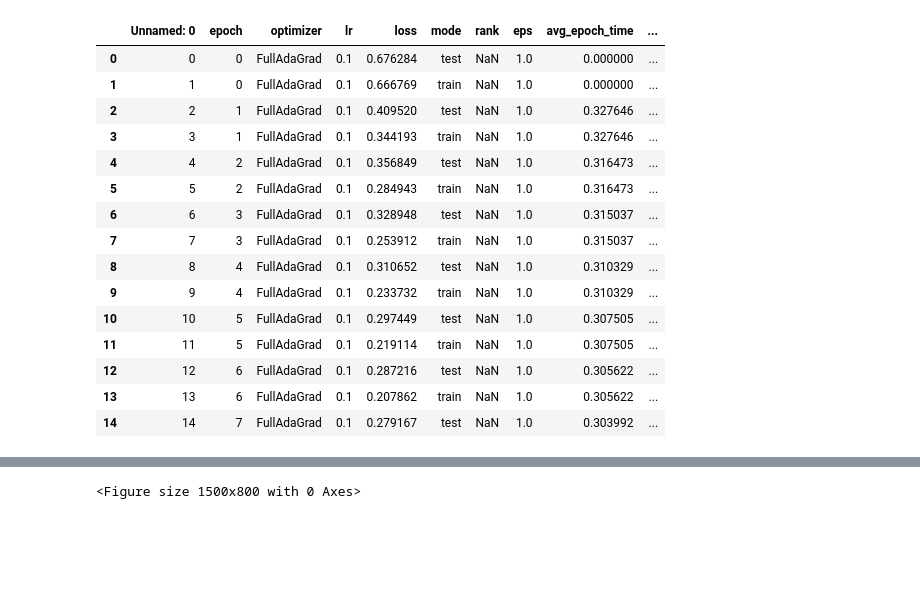
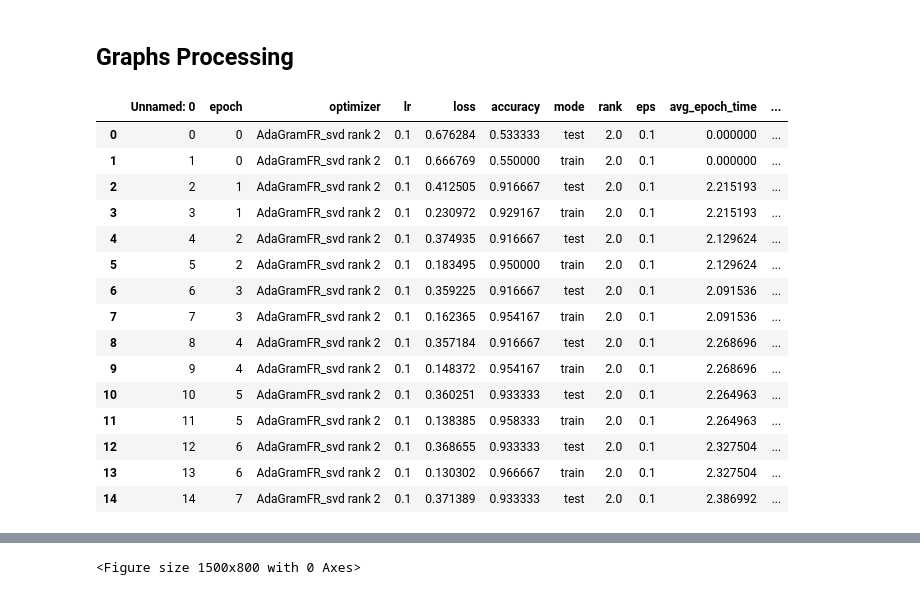
Before and after one commit to tnmtvv/AdaGram, a Jupyter notebook: notebooks/gram_tests.ipynb, the cells around one changed output, grey strips where cells are left out. Drawn from its saved outputs; the diff is of its cells as text; code cells hidden in the pictures; blank space fills up the shorter version.

```diff
--- a/notebooks/gram_tests.ipynb
+++ b/notebooks/gram_tests.ipynb
@@ -522,36 +1,40 @@ C:/Users/tanya/GitHub/AdaGram/notebooks/gradients\BinClass_Vanilla_SGD_lr0.1_epo
+# %% [markdown]
+## Graphs Processing
+# %%
+path = "../scripts/results/BinClass_ranks_all_diff_tracking_svd_20_by_2.csv"
 # %%
-df_bin = pd.read_csv("../scripts/results/BinClass_ranks_all_diff_tracking_20_by_2.csv")
+df_bin = pd.read_csv(path)
 # df_1 = pd.read_csv(f'results/one_more_BinClass_1_3.csv')
 # df_1  = df_1.query("optimizer != 'Torch_Adagrad'")
 # df_2 = pd.read_csv(f'results/one_modeBinClass_4_5.csv')
 
 # df_3 = pd.read_csv(f'results/LinReg_ranks_1_3_diff_tracking_20_by_2.csv')
 # df_3  = df_3.query("optimizer != 'Torch_Adagrad'")
 # df_4 = pd.read_csv(f'results/LinReg_ranks_4_5_diff_tracking_20_by_2.csv')
 
 
 
 # df_bin = pd.concat([df_1, df_2])
 # df_linreg = pd.concat([df_3, df_4])
 
 df_bin.head(15)
 # %% [output]
-|  | Unnamed: 0 | epoch | optimizer | lr | loss | mode | rank | eps | avg_epoch_time | ... |
-| 0 | 0 | 0 | FullAdaGrad | 0.1 | 0.676284 | test | NaN | 1.0 | 0.000000 | ... |
-| 1 | 1 | 0 | FullAdaGrad | 0.1 | 0.666769 | train | NaN | 1.0 | 0.000000 | ... |
-| 2 | 2 | 1 | FullAdaGrad | 0.1 | 0.409520 | test | NaN | 1.0 | 0.327646 | ... |
-| 3 | 3 | 1 | FullAdaGrad | 0.1 | 0.344193 | train | NaN | 1.0 | 0.327646 | ... |
-| 4 | 4 | 2 | FullAdaGrad | 0.1 | 0.356849 | test | NaN | 1.0 | 0.316473 | ... |
-| 5 | 5 | 2 | FullAdaGrad | 0.1 | 0.284943 | train | NaN | 1.0 | 0.316473 | ... |
-| 6 | 6 | 3 | FullAdaGrad | 0.1 | 0.328948 | test | NaN | 1.0 | 0.315037 | ... |
-| 7 | 7 | 3 | FullAdaGrad | 0.1 | 0.253912 | train | NaN | 1.0 | 0.315037 | ... |
-| 8 | 8 | 4 | FullAdaGrad | 0.1 | 0.310652 | test | NaN | 1.0 | 0.310329 | ... |
-| 9 | 9 | 4 | FullAdaGrad | 0.1 | 0.233732 | train | NaN | 1.0 | 0.310329 | ... |
-| 10 | 10 | 5 | FullAdaGrad | 0.1 | 0.297449 | test | NaN | 1.0 | 0.307505 | ... |
-| 11 | 11 | 5 | FullAdaGrad | 0.1 | 0.219114 | train | NaN | 1.0 | 0.307505 | ... |
-| 12 | 12 | 6 | FullAdaGrad | 0.1 | 0.287216 | test | NaN | 1.0 | 0.305622 | ... |
-| 13 | 13 | 6 | FullAdaGrad | 0.1 | 0.207862 | train | NaN | 1.0 | 0.305622 | ... |
-| 14 | 14 | 7 | FullAdaGrad | 0.1 | 0.279167 | test | NaN | 1.0 | 0.303992 | ... |
+|  | Unnamed: 0 | epoch | optimizer | lr | loss | accuracy | mode | rank | eps | avg_epoch_time | ... |
+| 0 | 0 | 0 | AdaGramFR_svd rank 2 | 0.1 | 0.676284 | 0.533333 | test | 2.0 | 0.1 | 0.000000 | ... |
+| 1 | 1 | 0 | AdaGramFR_svd rank 2 | 0.1 | 0.666769 | 0.550000 | train | 2.0 | 0.1 | 0.000000 | ... |
+| 2 | 2 | 1 | AdaGramFR_svd rank 2 | 0.1 | 0.412505 | 0.916667 | test | 2.0 | 0.1 | 2.215193 | ... |
+| 3 | 3 | 1 | AdaGramFR_svd rank 2 | 0.1 | 0.230972 | 0.929167 | train | 2.0 | 0.1 | 2.215193 | ... |
+| 4 | 4 | 2 | AdaGramFR_svd rank 2 | 0.1 | 0.374935 | 0.916667 | test | 2.0 | 0.1 | 2.129624 | ... |
+| 5 | 5 | 2 | AdaGramFR_svd rank 2 | 0.1 | 0.183495 | 0.950000 | train | 2.0 | 0.1 | 2.129624 | ... |
+| 6 | 6 | 3 | AdaGramFR_svd rank 2 | 0.1 | 0.359225 | 0.916667 | test | 2.0 | 0.1 | 2.091536 | ... |
+| 7 | 7 | 3 | AdaGramFR_svd rank 2 | 0.1 | 0.162365 | 0.954167 | train | 2.0 | 0.1 | 2.091536 | ... |
+| 8 | 8 | 4 | AdaGramFR_svd rank 2 | 0.1 | 0.357184 | 0.916667 | test | 2.0 | 0.1 | 2.268696 | ... |
+| 9 | 9 | 4 | AdaGramFR_svd rank 2 | 0.1 | 0.148372 | 0.954167 | train | 2.0 | 0.1 | 2.268696 | ... |
+| 10 | 10 | 5 | AdaGramFR_svd rank 2 | 0.1 | 0.360251 | 0.933333 | test | 2.0 | 0.1 | 2.264963 | ... |
+| 11 | 11 | 5 | AdaGramFR_svd rank 2 | 0.1 | 0.138385 | 0.958333 | train | 2.0 | 0.1 | 2.264963 | ... |
+| 12 | 12 | 6 | AdaGramFR_svd rank 2 | 0.1 | 0.368655 | 0.933333 | test | 2.0 | 0.1 | 2.327504 | ... |
+| 13 | 13 | 6 | AdaGramFR_svd rank 2 | 0.1 | 0.130302 | 0.966667 | train | 2.0 | 0.1 | 2.327504 | ... |
+| 14 | 14 | 7 | AdaGramFR_svd rank 2 | 0.1 | 0.371389 | 0.933333 | test | 2.0 | 0.1 | 2.386992 | ... |
 # %%
 # torch_ada = df_bin.query("optimizer == 'AdaGramPS rank 4' and mode == 'test' and epoch < 20")
 plt.figure(figsize=(15, 8))
```
Also changed, not shown: parts of 29 cells of this notebook, 15 other files.
